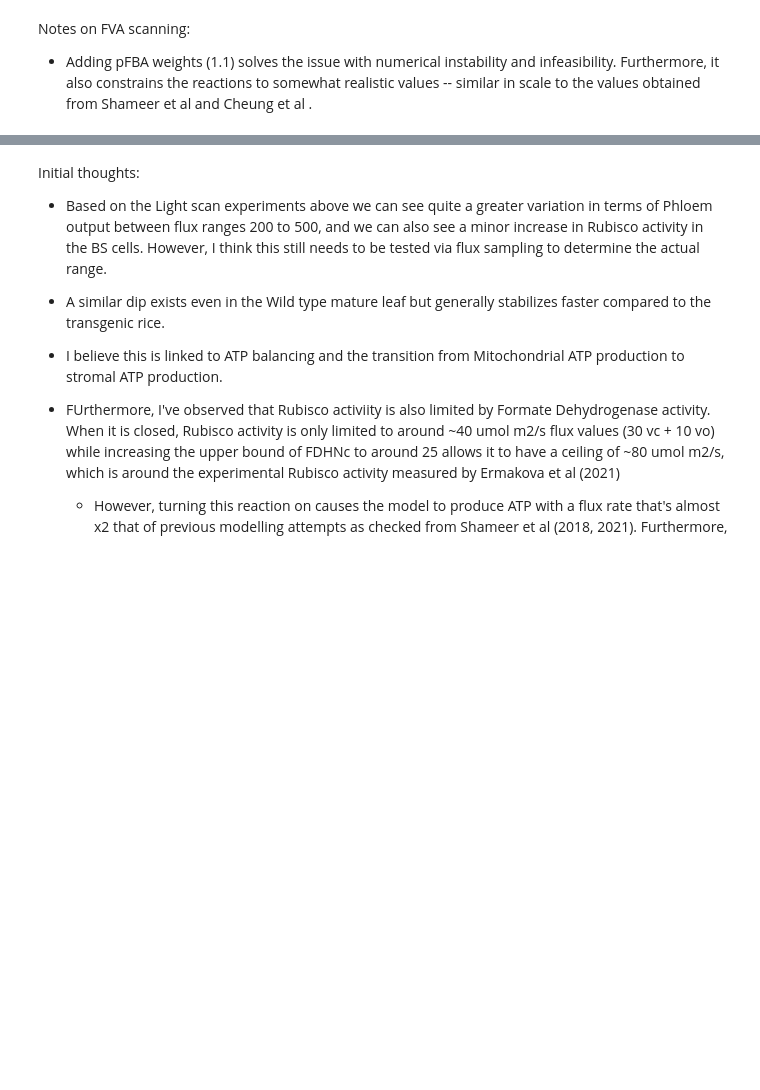
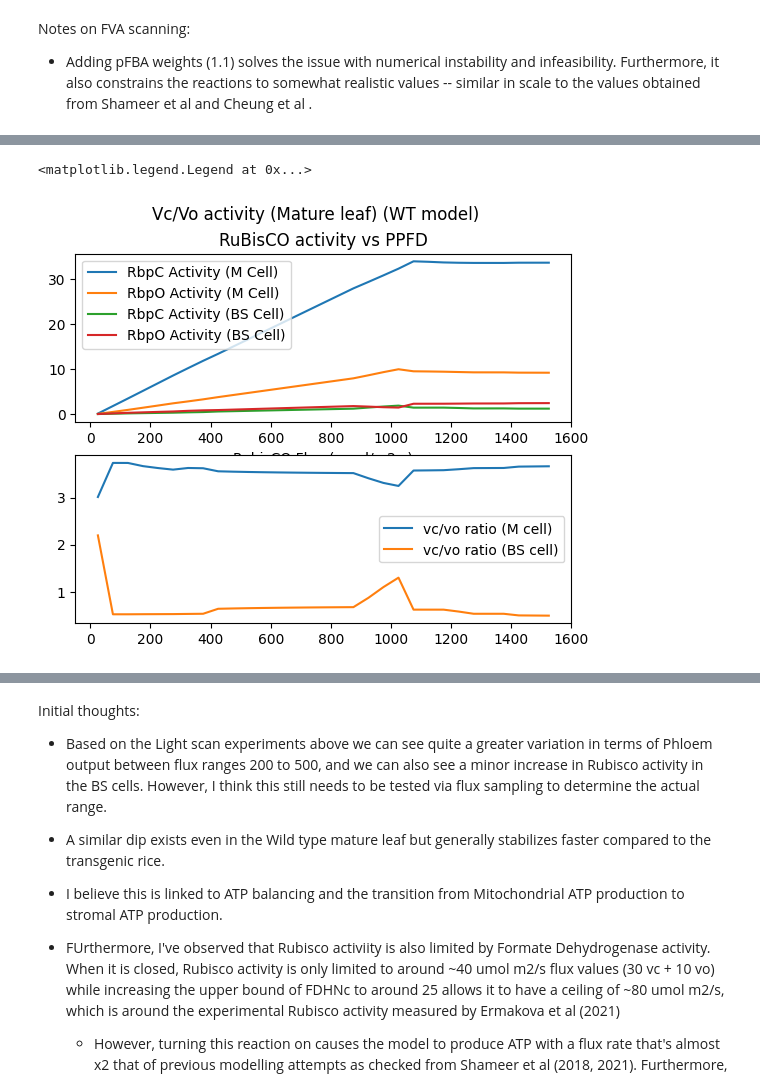
Before and after one commit to rtsantos3/RiceMM, a Jupyter notebook: Scripts/model_analysis/Light Scan 2-cell model (Final).ipynb, the cells around one changed output, grey strips where cells are left out. Drawn from its saved outputs; the diff is of its cells as text; code cells hidden in the pictures; blank space fills up the shorter version.

```diff
--- a/Scripts/model_analysis/Light Scan 2-cell model (Final).ipynb
+++ b/Scripts/model_analysis/Light Scan 2-cell model (Final).ipynb
@@ -818,32 +949,33 @@ plt.show()
 # %%
 #Let's plot the RBCL activities per PPFD
 rbpc_m = ppfd_2cell_wt_phloem.loc[['RBPCs_M']].values.flatten()
 rbpo_m = ppfd_2cell_wt_phloem.loc[['RBPOs_M']].values.flatten()
 rbpc_bs = ppfd_2cell_wt_phloem.loc[['RBPCs_BS']].values.flatten()
 rbpo_bs = ppfd_2cell_wt_phloem.loc[['RBPOs_BS']].values.flatten()
 vcvo_m = rbpc_m/rbpo_m
 vcvo_bs = rbpc_bs/rbpo_bs
 
 
 
 fig, (ax1, ax2) = plt.subplots(2)
-fig.suptitle('Vc/Vo activity (growing leaf)')
+fig.suptitle('Vc/Vo activity (Mature leaf) (WT model)')
 # fig.set_xlabel('PPFD (umol/m2 s)')
 
 ax1.plot(ppfd_e,  rbpc_m, label='RbpC Activity (M Cell)')
 ax1.plot(ppfd_e, rbpo_m, label='RbpO Activity (M Cell)')
 ax1.plot(ppfd_e,  rbpc_bs, label='RbpC Activity (BS Cell)')
 ax1.plot(ppfd_e, rbpo_bs, label='RbpO Activity (BS Cell)')
 ax1.set_xlabel('RubisCO Flux (umol/m2 s)')
 ax1.set_title('RuBisCO activity vs PPFD')
 ax1.legend()
 
 
 ax2.plot(ppfd_e,  vcvo_m, label='vc/vo ratio (M cell)')
 ax2.plot(ppfd_e, vcvo_bs, label='vc/vo ratio (BS cell)')
-ax2.set_ylabel('vc/vo ratio')
-ax2.set_title('Vc/Vo ratio comparisons between BS and M cells (WT model)')
 ax2.legend()
+# %% [output]
+<matplotlib.legend.Legend at 0x...>
+[figure, added]
 # %%
 #RBCl activities (Trans model)
 
```
Also changed, not shown: parts of 24 cells of this notebook, 8 other files.
